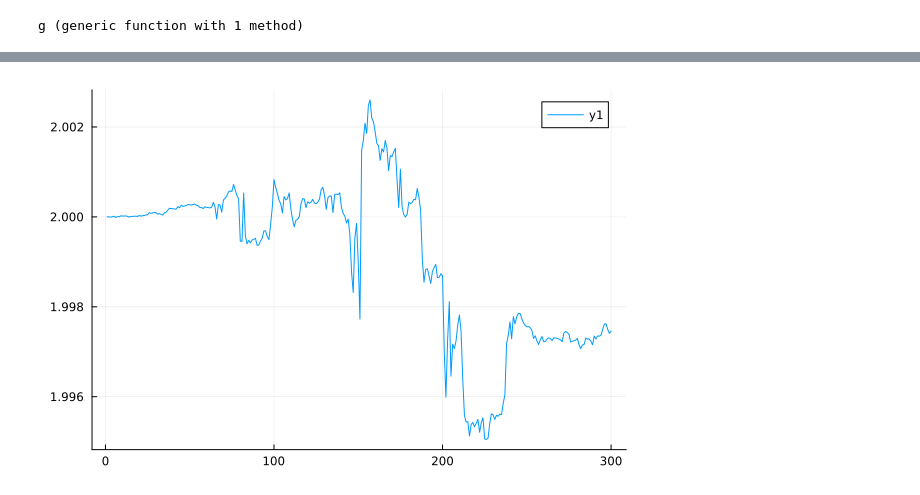
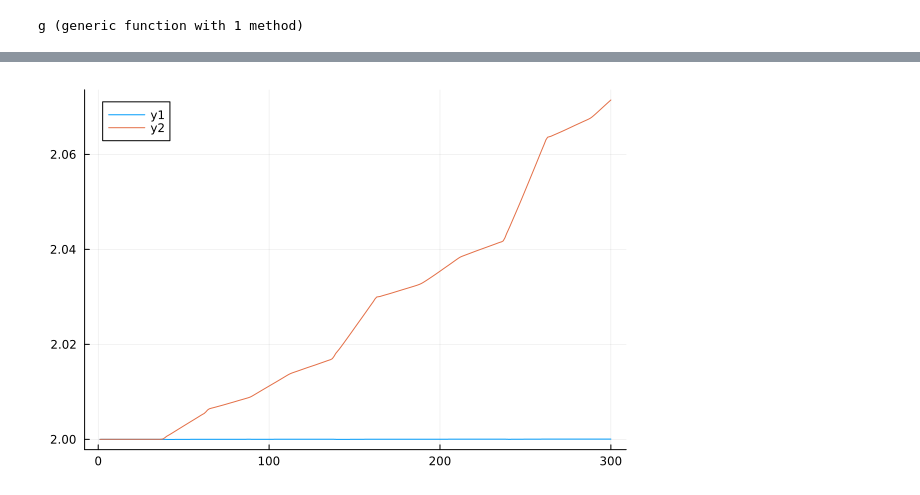
Before and after one commit to cvsvensson/QuantumDots.jl, a Jupyter notebook: examples/braiding.ipynb, the cells around one changed output, grey strips where cells are left out. Saved outputs shown, nothing was run; the diff lists cells and outputs as text; code cells hidden in the pictures.

```diff
--- a/examples/braiding.ipynb
+++ b/examples/braiding.ipynb
@@ -183,4 +213,7 @@ plot(ts ./ T, sdeprojs)
 # %%
-plot(map(norm, sdesol))
+plot(map(norm, sol))
+#plot!(map(norm, sdesol))
+# plot!(map(norm, sdesol2))
+plot!(map(norm, rodesol))
 # %% [output]
-[figure, old version]
+[figure, new version]
```
Also changed, not shown: parts of 16 cells of this notebook, 1 other file.
